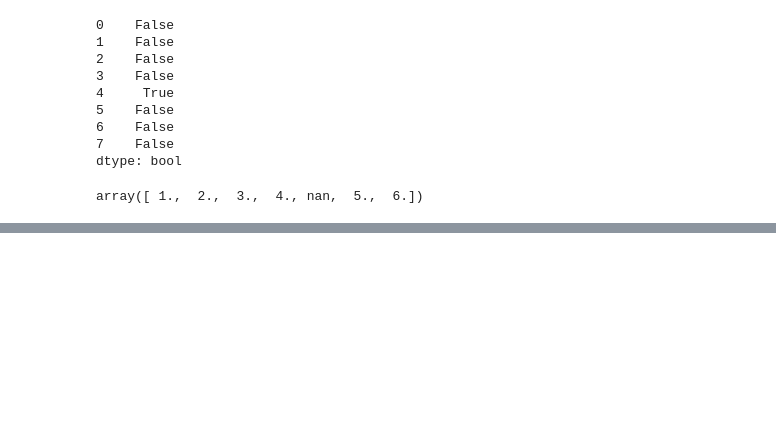
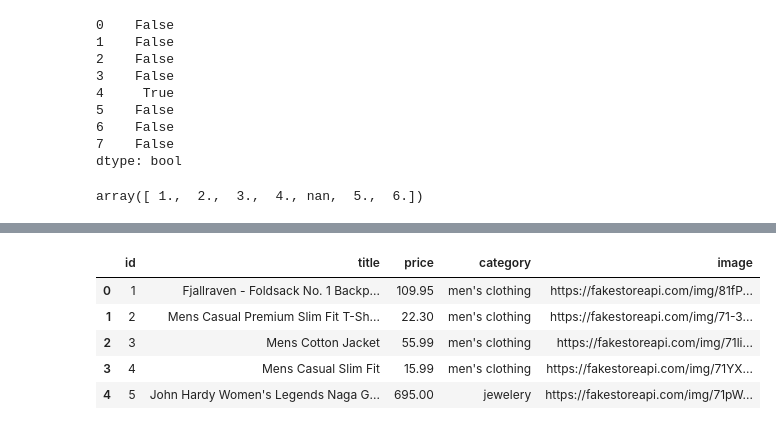
Before and after one commit to RDC28/da-ds-notes, a Jupyter notebook: revision/pandas_revision.ipynb, the cells around one changed output, grey strips where cells are left out. Cells and saved outputs as stored; diff of their text form; code cells hidden in the pictures; blank space fills up the shorter version.

```diff
--- a/revision/pandas_revision.ipynb
+++ b/revision/pandas_revision.ipynb
@@ -120,0 +201,9 @@ pd.DataFrame(d)
+# %%
+df.head()
+# %% [output]
+|  | id | title | price | category | image |
+| 0 | 1 | Fjallraven - Foldsack No. 1 Backp... | 109.95 | men's clothing | https://fakestoreapi.com/img/81fP... |
+| 1 | 2 | Mens Casual Premium Slim Fit T-Sh... | 22.30 | men's clothing | https://fakestoreapi.com/img/71-3... |
+| 2 | 3 | Mens Cotton Jacket | 55.99 | men's clothing | https://fakestoreapi.com/img/71li... |
+| 3 | 4 | Mens Casual Slim Fit | 15.99 | men's clothing | https://fakestoreapi.com/img/71YX... |
+| 4 | 5 | John Hardy Women's Legends Naga G... | 695.00 | jewelery | https://fakestoreapi.com/img/71pW... |
```
Also changed, not shown: parts of 14 cells of this notebook, 2 other files.
